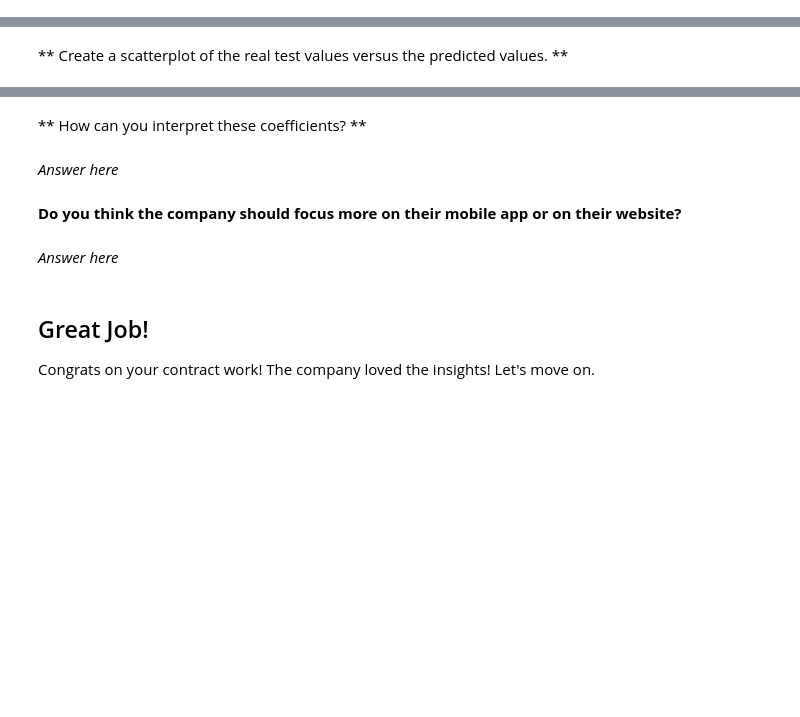
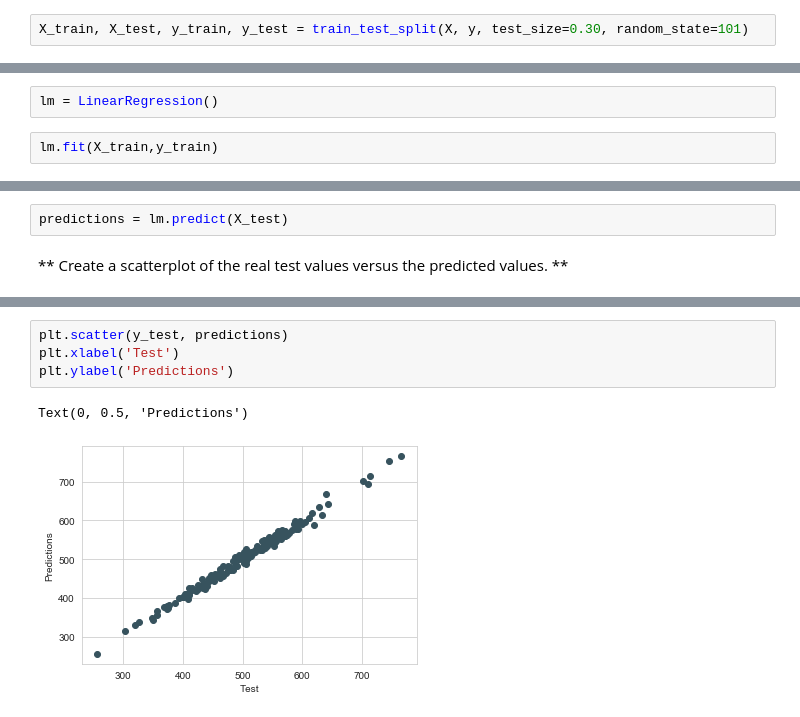
Before and after one commit to TylerTsang/Data-Science-Archive, a Jupyter notebook: Practice/Linear Regression/Linear Regression Practice_Ecommerce.ipynb, the cells around one changed output, grey strips where cells are left out. Saved outputs shown, nothing was run; the diff lists cells and outputs as text; blank space fills up the shorter version.

```diff
--- a/Practice/Linear Regression/Linear Regression Practice_Ecommerce.ipynb
+++ b/Practice/Linear Regression/Linear Regression Practice_Ecommerce.ipynb
@@ -129,0 +116,2 @@ Coefficients:
+# %%
+X_train, X_test, y_train, y_test = train_test_split(X, y, test_size=0.30, random_state=101)
@@ -129,0 +124,4 @@ Coefficients:
+# %%
+lm = LinearRegression()
+# %%
+lm.fit(X_train,y_train)
@@ -135,2 +141,4 @@ Now that we have fit our model, let's evaluate its performance by predicting off
+# %%
+predictions = lm.predict(X_test)
 # %% [markdown]
 ** Create a scatterplot of the real test values versus the predicted values. **
@@ -173,12 +145,7 @@ We still want to figure out the answer to the original question, do we focus our
-# %% [markdown]
-** How can you interpret these coefficients? **
-# %% [markdown]
-*Answer here*
-# %% [markdown]
-**Do you think the company should focus more on their mobile app or on their website?**
-# %% [markdown]
-*Answer here*
-# %% [markdown]
-## Great Job!
-
-Congrats on your contract work! The company loved the insights! Let's move on.
+# %%
+plt.scatter(y_test, predictions)
+plt.xlabel('Test')
+plt.ylabel('Predictions')
+# %% [output]
+Text(0, 0.5, 'Predictions')
+[figure, added]
```
Also changed, not shown: parts of 46 cells of this notebook.
